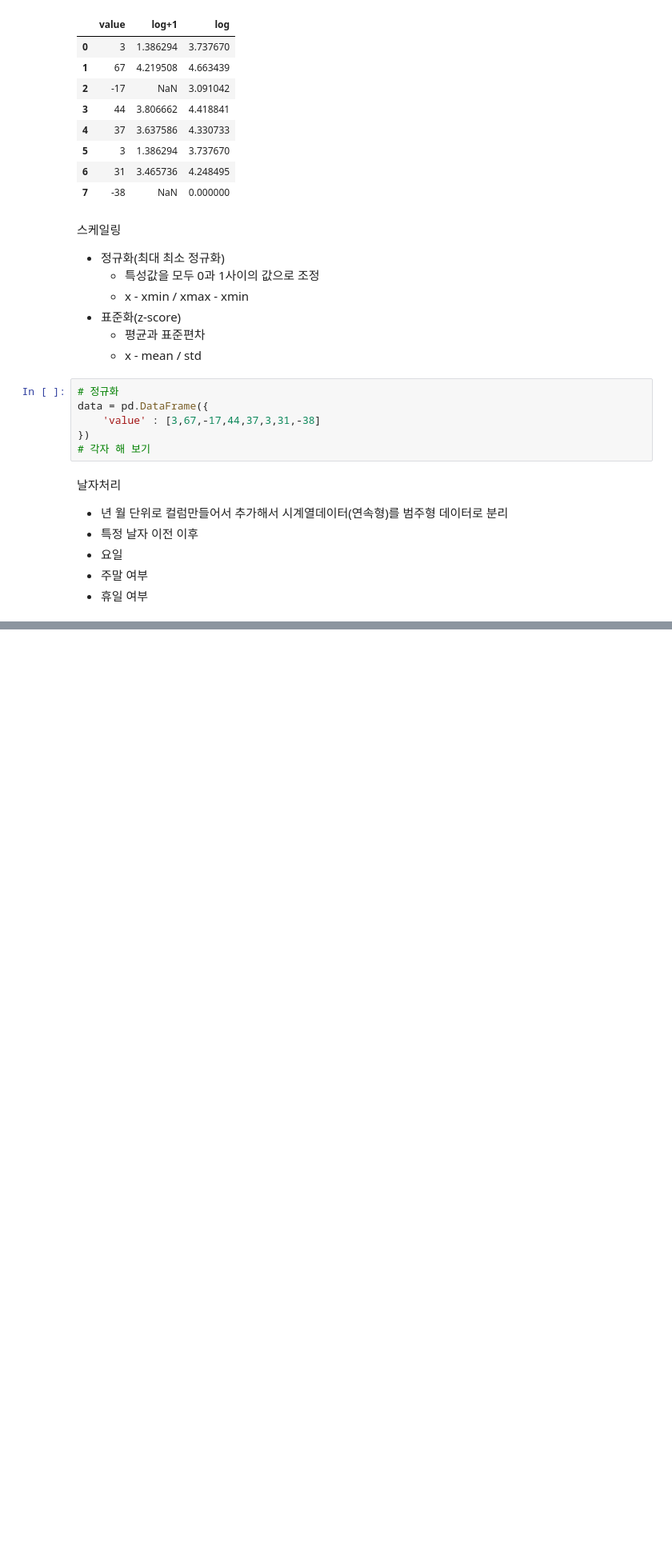
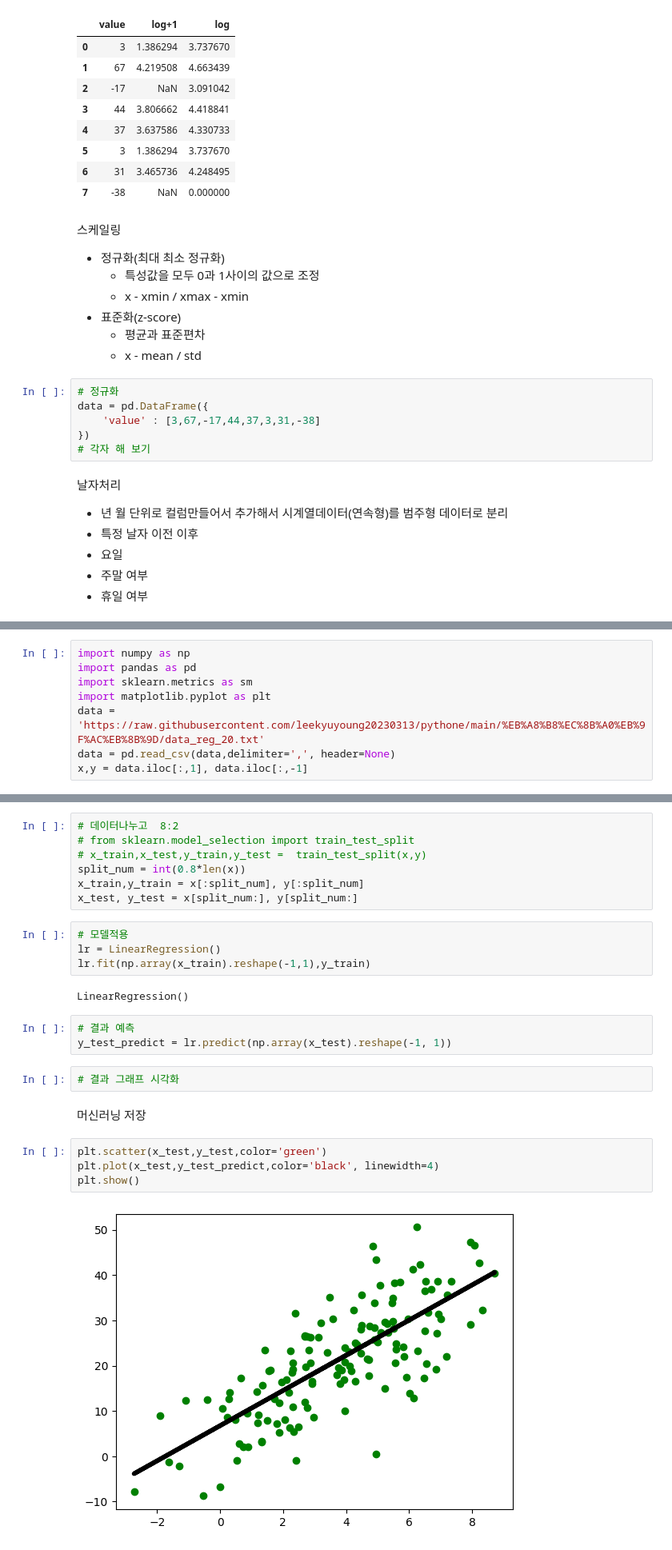
Before and after one commit to leekyuyoung20230313/pythone, a Jupyter notebook: 머신러닝/머신러닝20_특성공학.ipynb, the cells around one changed output, grey strips where cells are left out. Shown at 80% size. Cells and saved outputs as stored; diff of their text form; blank space fills up the shorter version.

```diff
--- a/머신러닝/머신러닝20_특성공학.ipynb
+++ b/머신러닝/머신러닝20_특성공학.ipynb
@@ -275,0 +390,8 @@ data = pd.DataFrame({
+# %%
+import numpy as np
+import pandas as pd
+import sklearn.metrics as sm
+import matplotlib.pyplot as plt
+data = 'https://raw.githubusercontent.com/leekyuyoung20230313/pythone/main/%EB%A8%B8%EC%8B%A0%EB%9F%AC%EB%8B%9D/data_reg_20.txt'
+data = pd.read_csv(data,delimiter=',', header=None)
+x,y = data.iloc[:,1], data.iloc[:,-1]
@@ -275,0 +400,26 @@ data = pd.DataFrame({
+# %%
+# 데이터나누고  8:2
+# from sklearn.model_selection import train_test_split
+# x_train,x_test,y_train,y_test =  train_test_split(x,y)
+split_num = int(0.8*len(x))
+x_train,y_train = x[:split_num], y[:split_num]
+x_test, y_test = x[split_num:], y[split_num:]
+# %%
+# 모델적용
+lr = LinearRegression()
+lr.fit(np.array(x_train).reshape(-1,1),y_train)
+# %% [output]
+LinearRegression()
+# %%
+# 결과 예측
+y_test_predict = lr.predict(np.array(x_test).reshape(-1, 1))
+# %%
+# 결과 그래프 시각화
+# %% [markdown]
+머신러닝 저장
+# %%
+plt.scatter(x_test,y_test,color='green')
+plt.plot(x_test,y_test_predict,color='black', linewidth=4)
+plt.show()
+# %% [output]
+[figure, added]
```
Also changed, not shown: parts of 41 cells of this notebook.
